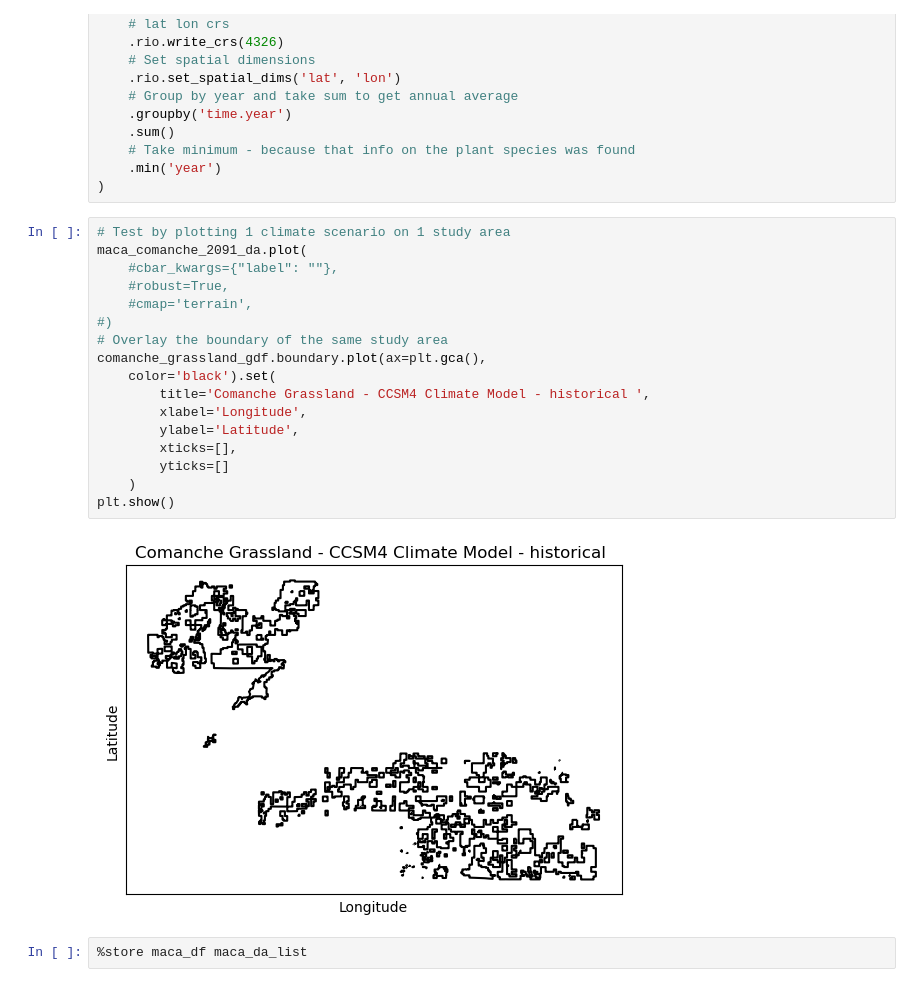
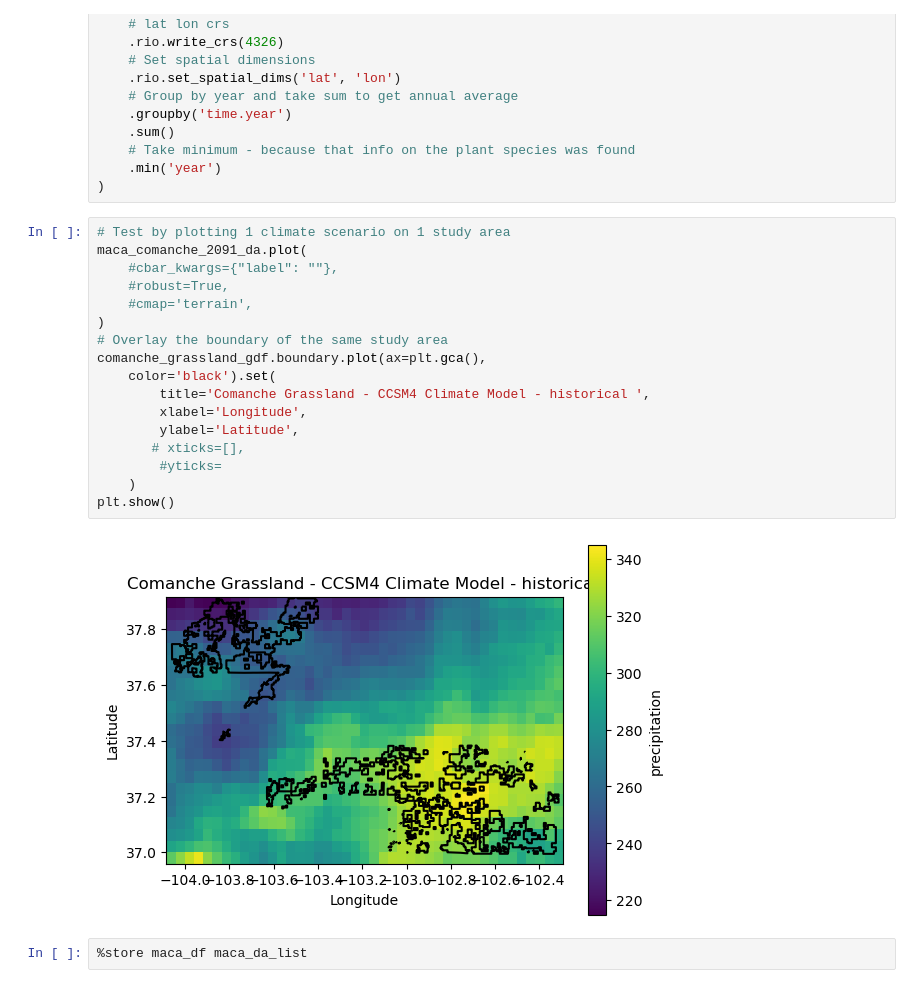
Before and after one commit to brglea/habitat_suitability, a Jupyter notebook: Notebooks/04_climate_wrangle.ipynb, the cells around one changed output. Drawn from its saved outputs; the diff is of its cells as text.

```diff
--- a/Notebooks/04_climate_wrangle.ipynb
+++ b/Notebooks/04_climate_wrangle.ipynb
@@ -123,22 +129,22 @@ maca_comanche_2091_da = (
 # %%
 # Test by plotting 1 climate scenario on 1 study area
 maca_comanche_2091_da.plot(
     #cbar_kwargs={"label": ""},
     #robust=True,
     #cmap='terrain',
-#)
+)
 # Overlay the boundary of the same study area
 comanche_grassland_gdf.boundary.plot(ax=plt.gca(),
     color='black').set(
         title='Comanche Grassland - CCSM4 Climate Model - historical ',
         xlabel='Longitude',
         ylabel='Latitude',
-        xticks=[],
-        yticks=[]
+       # xticks=[],
+        #yticks=
     )
 plt.show()
 # %% [output]
-[figure, old version]
+[figure, new version]
 # %%
 %store maca_df maca_da_list
 # %% [output]
```
Also changed, not shown: parts of 1 cell of this notebook, 3 other files.
